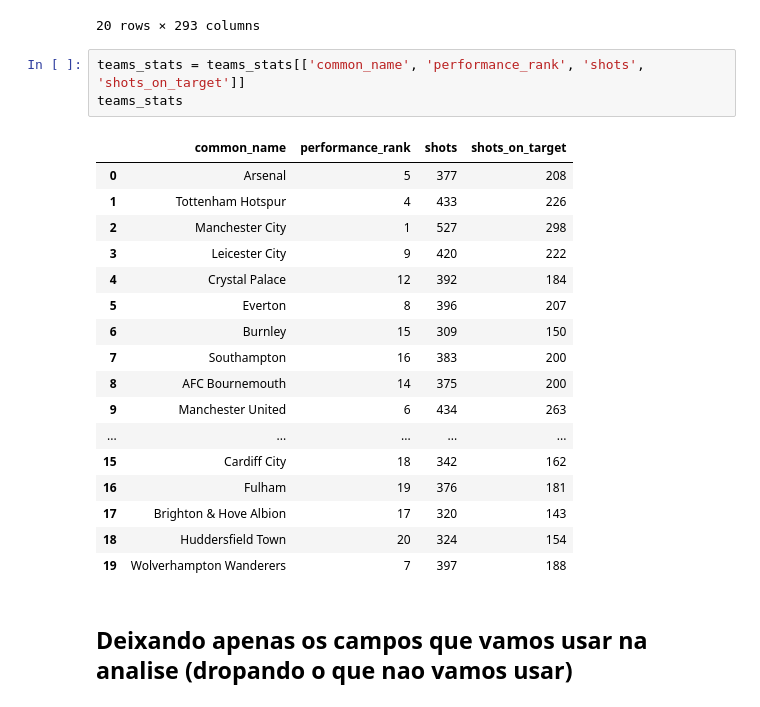
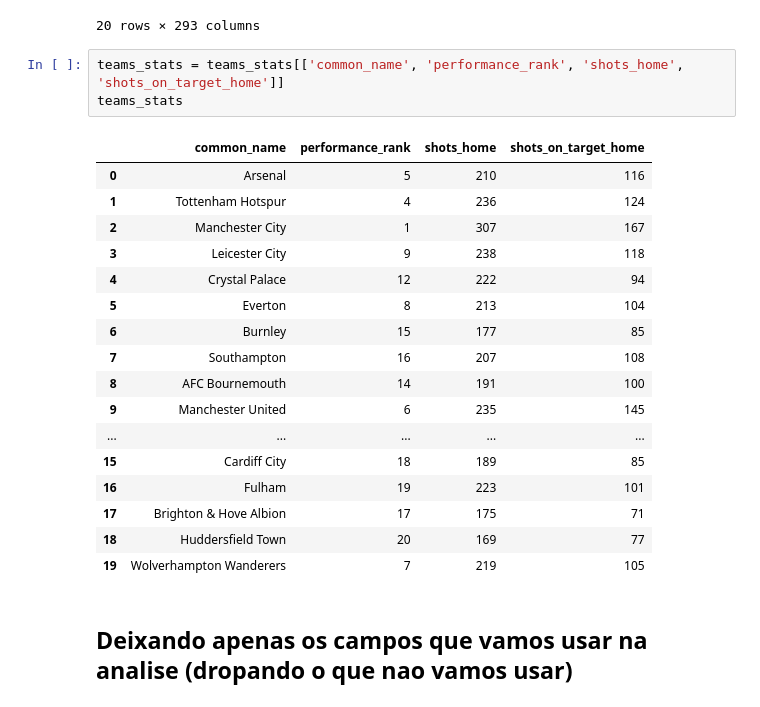
Before and after one commit to gabrielaragao01/Data-Science-Project, a Jupyter notebook: code/first-steps/extracting-data.ipynb, the cells around one changed output. Drawn from its saved outputs; the diff is of its cells as text.

```diff
--- a/code/first-steps/extracting-data.ipynb
+++ b/code/first-steps/extracting-data.ipynb
@@ -62,26 +62,26 @@ teams_stats
 | 19 | Wolverhampton Wanderers FC | Wolverhampton Wanderers | 2018/2019 | England | 38 | 19 | 19 | ... |
 20 rows × 293 columns
 # %%
-teams_stats = teams_stats[['common_name', 'performance_rank', 'shots', 'shots_on_target']]
+teams_stats = teams_stats[['common_name', 'performance_rank', 'shots_home', 'shots_on_target_home']]
 teams_stats
 # %% [output]
-|  | common_name | performance_rank | shots | shots_on_target |
-| 0 | Arsenal | 5 | 377 | 208 |
-| 1 | Tottenham Hotspur | 4 | 433 | 226 |
-| 2 | Manchester City | 1 | 527 | 298 |
-| 3 | Leicester City | 9 | 420 | 222 |
-| 4 | Crystal Palace | 12 | 392 | 184 |
-| 5 | Everton | 8 | 396 | 207 |
-| 6 | Burnley | 15 | 309 | 150 |
-| 7 | Southampton | 16 | 383 | 200 |
-| 8 | AFC Bournemouth | 14 | 375 | 200 |
-| 9 | Manchester United | 6 | 434 | 263 |
+|  | common_name | performance_rank | shots_home | shots_on_target_home |
+| 0 | Arsenal | 5 | 210 | 116 |
+| 1 | Tottenham Hotspur | 4 | 236 | 124 |
+| 2 | Manchester City | 1 | 307 | 167 |
+| 3 | Leicester City | 9 | 238 | 118 |
+| 4 | Crystal Palace | 12 | 222 | 94 |
+| 5 | Everton | 8 | 213 | 104 |
+| 6 | Burnley | 15 | 177 | 85 |
+| 7 | Southampton | 16 | 207 | 108 |
+| 8 | AFC Bournemouth | 14 | 191 | 100 |
+| 9 | Manchester United | 6 | 235 | 145 |
 | ... | ... | ... | ... | ... |
-| 15 | Cardiff City | 18 | 342 | 162 |
-| 16 | Fulham | 19 | 376 | 181 |
-| 17 | Brighton & Hove Albion | 17 | 320 | 143 |
-| 18 | Huddersfield Town | 20 | 324 | 154 |
-| 19 | Wolverhampton Wanderers | 7 | 397 | 188 |
+| 15 | Cardiff City | 18 | 189 | 85 |
+| 16 | Fulham | 19 | 223 | 101 |
+| 17 | Brighton & Hove Albion | 17 | 175 | 71 |
+| 18 | Huddersfield Town | 20 | 169 | 77 |
+| 19 | Wolverhampton Wanderers | 7 | 219 | 105 |
 # %% [markdown]
 ## Deixando apenas os campos que vamos usar na analise (dropando o que nao vamos usar)
 # %%
```
Also changed, not shown: parts of 2 cells of this notebook, 4 other files.
